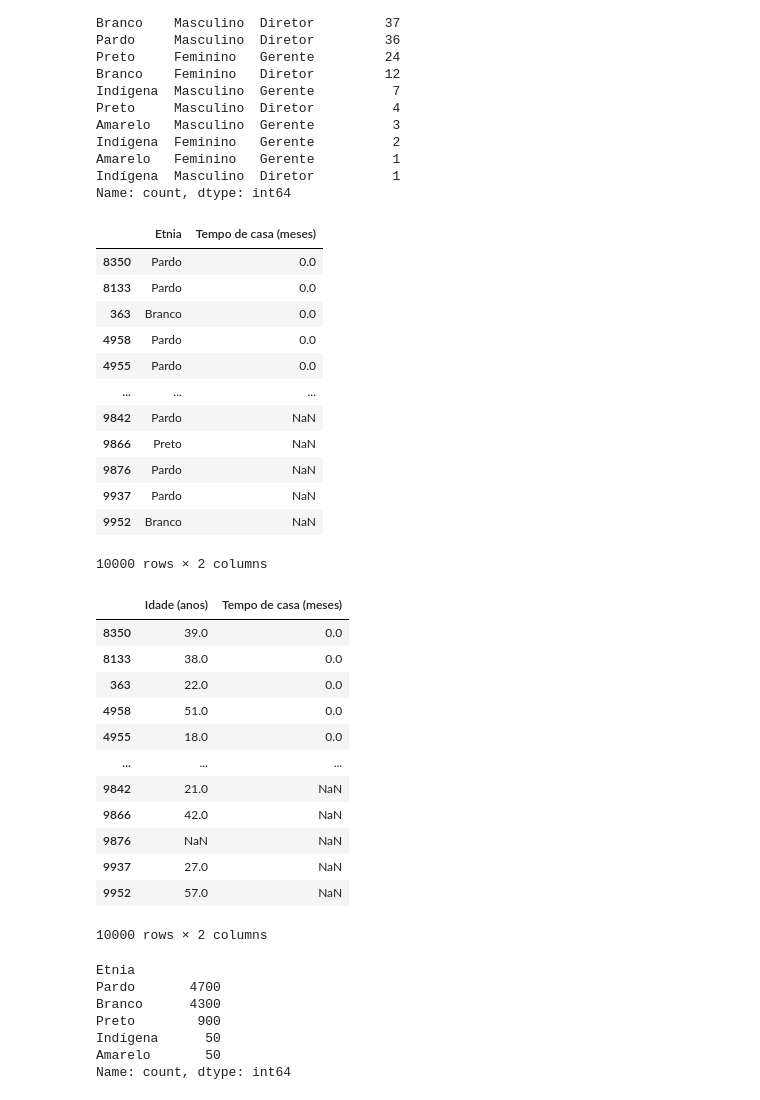
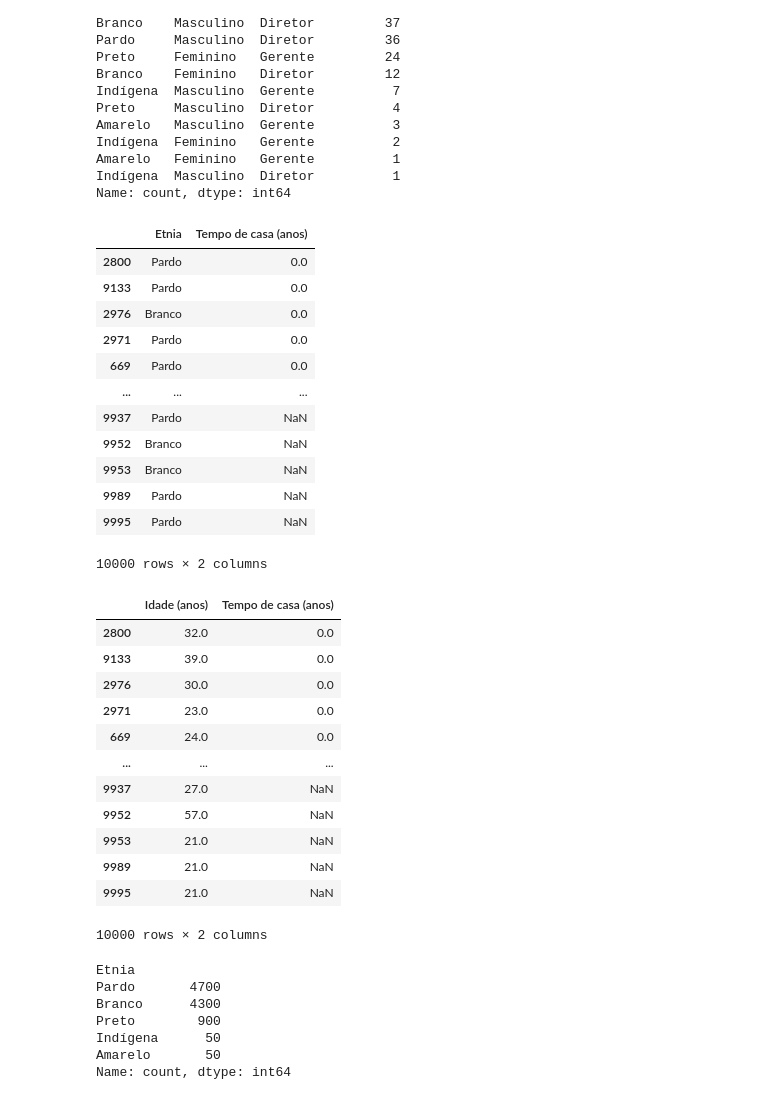
Before and after one commit to Ada-Empregabilidade/adahack-2024-dados, a Jupyter notebook: Entregas/DD-08/codigo.ipynb, the cells around one changed output. Drawn from its saved outputs; the diff is of its cells as text; code cells hidden in the pictures.

Commit message:
Alteração nas limpezas de idade e meses

```diff
--- a/Entregas/DD-08/codigo.ipynb
+++ b/Entregas/DD-08/codigo.ipynb
@@ -366,36 +355,36 @@ Amarelo   Feminino   Gerente          1
 Indígena  Masculino  Diretor          1
 Name: count, dtype: int64
 # %%
-df_limpo[['Etnia', 'Tempo de casa (meses)']].sort_values(by='Tempo de casa (meses)')
+df_limpo[['Etnia', 'Tempo de casa (anos)']].sort_values(by='Tempo de casa (anos)')
 # %% [output]
-|  | Etnia | Tempo de casa (meses) |
-| 8350 | Pardo | 0.0 |
-| 8133 | Pardo | 0.0 |
-| 363 | Branco | 0.0 |
-| 4958 | Pardo | 0.0 |
-| 4955 | Pardo | 0.0 |
+|  | Etnia | Tempo de casa (anos) |
+| 2800 | Pardo | 0.0 |
+| 9133 | Pardo | 0.0 |
+| 2976 | Branco | 0.0 |
+| 2971 | Pardo | 0.0 |
+| 669 | Pardo | 0.0 |
 | ... | ... | ... |
-| 9842 | Pardo | NaN |
-| 9866 | Preto | NaN |
-| 9876 | Pardo | NaN |
 | 9937 | Pardo | NaN |
 | 9952 | Branco | NaN |
+| 9953 | Branco | NaN |
+| 9989 | Pardo | NaN |
+| 9995 | Pardo | NaN |
 10000 rows × 2 columns
 # %%
-df_limpo[['Idade (anos)', 'Tempo de casa (meses)']].sort_values(by='Tempo de casa (meses)')
+df_limpo[['Idade (anos)', 'Tempo de casa (anos)']].sort_values(by='Tempo de casa (anos)')
 # %% [output]
-|  | Idade (anos) | Tempo de casa (meses) |
-| 8350 | 39.0 | 0.0 |
-| 8133 | 38.0 | 0.0 |
-| 363 | 22.0 | 0.0 |
-| 4958 | 51.0 | 0.0 |
-| 4955 | 18.0 | 0.0 |
+|  | Idade (anos) | Tempo de casa (anos) |
+| 2800 | 32.0 | 0.0 |
+| 9133 | 39.0 | 0.0 |
+| 2976 | 30.0 | 0.0 |
+| 2971 | 23.0 | 0.0 |
+| 669 | 24.0 | 0.0 |
 | ... | ... | ... |
-| 9842 | 21.0 | NaN |
-| 9866 | 42.0 | NaN |
-| 9876 | NaN | NaN |
 | 9937 | 27.0 | NaN |
 | 9952 | 57.0 | NaN |
+| 9953 | 21.0 | NaN |
+| 9989 | 21.0 | NaN |
+| 9995 | 21.0 | NaN |
 10000 rows × 2 columns
 # %%
 print(df_limpo['Etnia'].value_counts())
```
Also changed, not shown: parts of 13 cells of this notebook, 1 other file.
